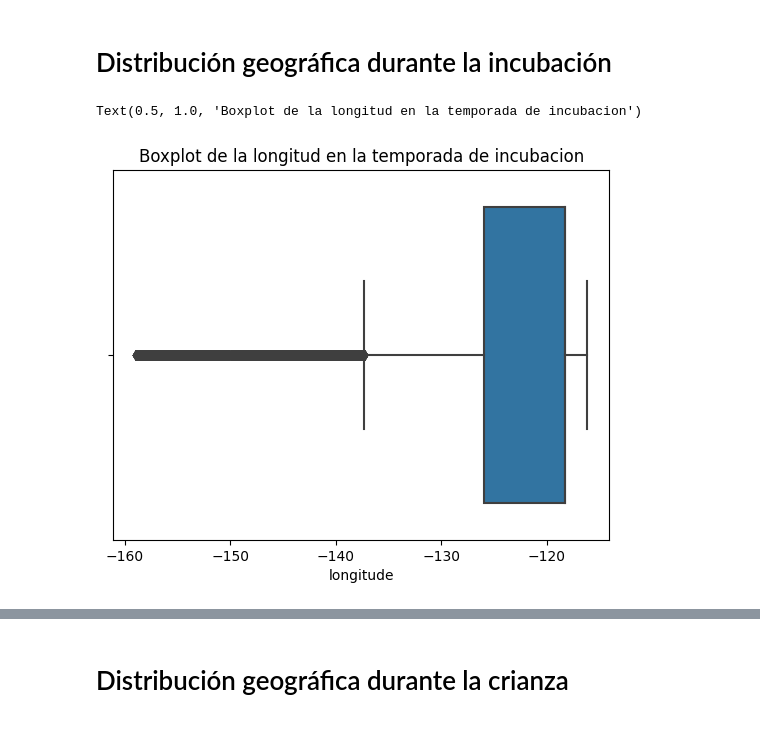
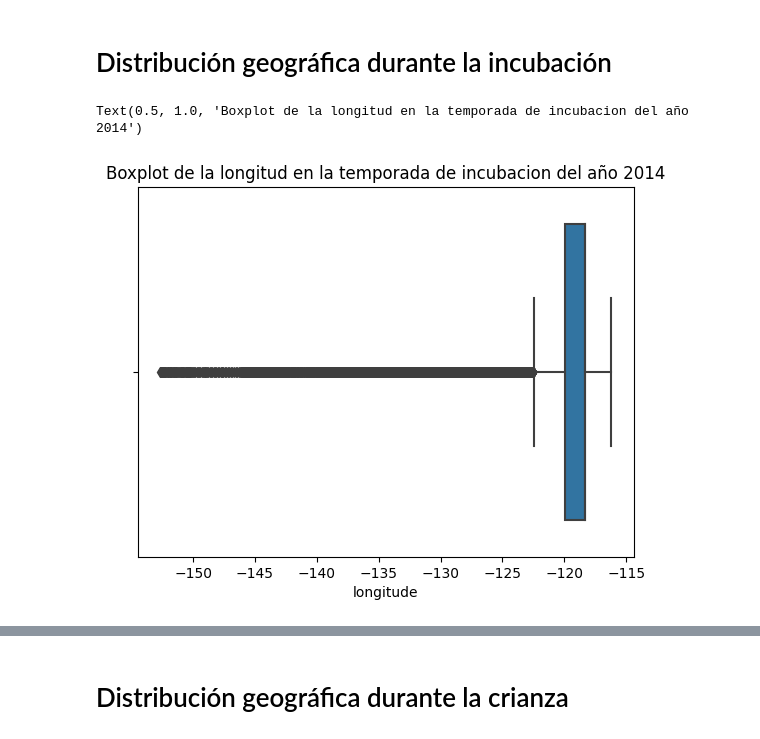
Before and after one commit to MaritzaB/niche_modelling, a Jupyter notebook: src/notebooks/eda_albatross.ipynb, the cells around one changed output, grey strips where cells are left out. Cells and saved outputs as stored; diff of their text form; code cells hidden in the pictures.

```diff
--- a/src/notebooks/eda_albatross.ipynb
+++ b/src/notebooks/eda_albatross.ipynb
@@ -103,8 +102,8 @@ sns.scatterplot(data = trajectories, x="longitude", y="latitude", hue="season",
 # %% [markdown]
 # Distribución geográfica durante la incubación
 # %%
-sns.boxplot(data = trajectories[trajectories["season"]=="incubacion"], x="longitude")
-plt.title("Boxplot de la longitud en la temporada de incubacion")
+sns.boxplot(data = trajectories[(trajectories["season"]=="incubacion") & (trajectories["year"]==2014)], x="longitude")
+plt.title("Boxplot de la longitud en la temporada de incubacion del año 2014")
 # %% [output]
-Text(0.5, 1.0, 'Boxplot de la longitud en la temporada de incubacion')
+Text(0.5, 1.0, 'Boxplot de la longitud en la temporada de incubacion del año 2014')
-[figure, old version]
+[figure, new version]
```
Also changed, not shown: parts of 6 cells of this notebook, 2 other files.
